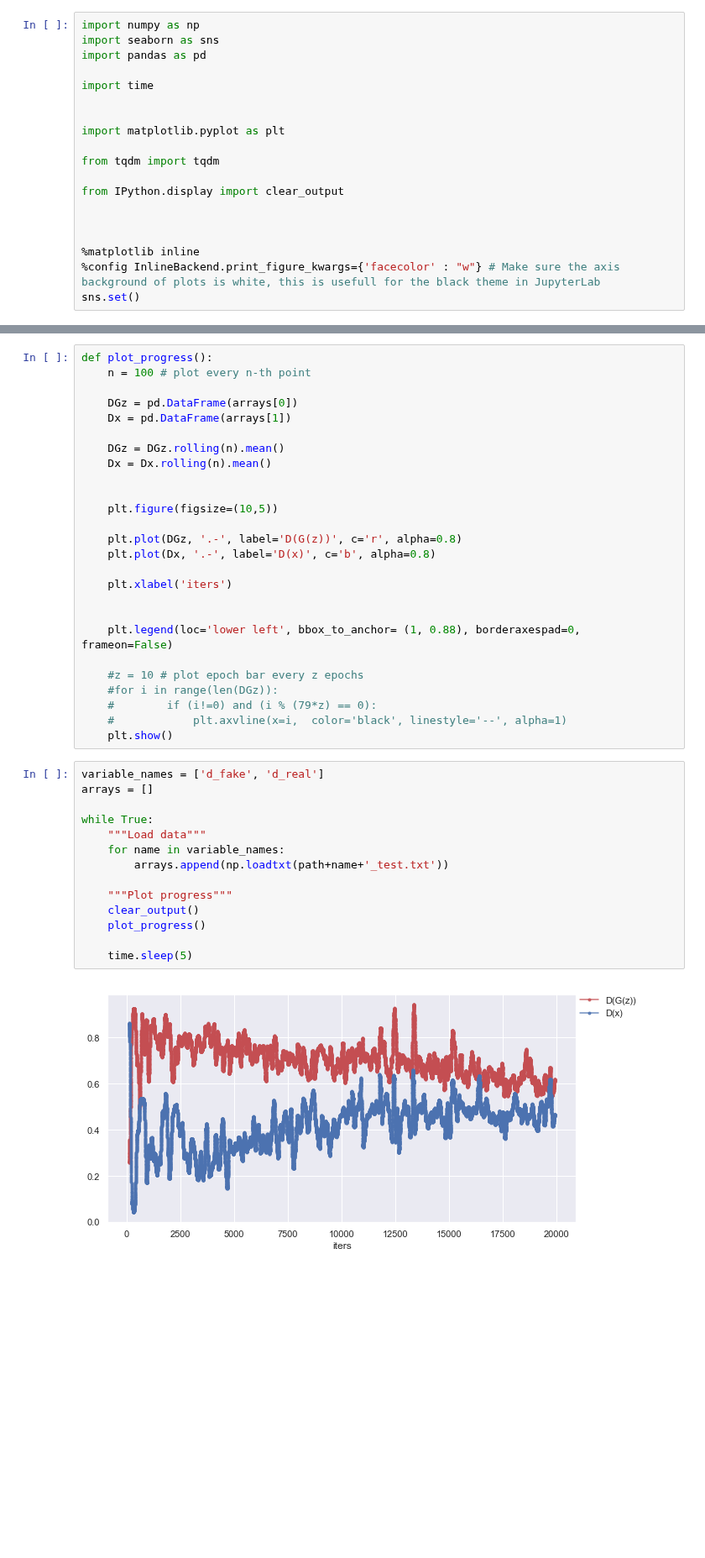
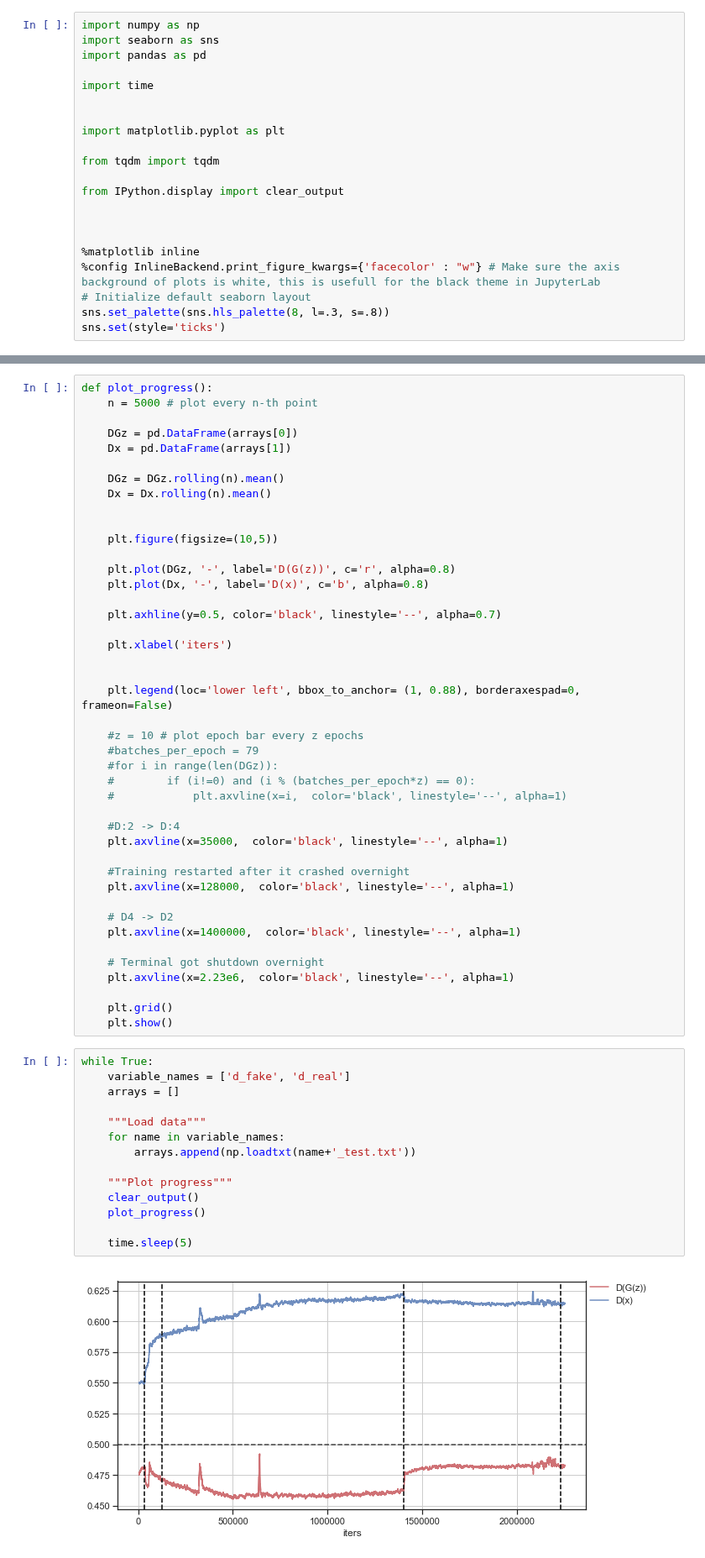
Before and after one commit to deKeijzer/SRON-DCGAN, a Jupyter notebook: notebooks/Progress viewer.ipynb, the cells around one changed output, grey strips where cells are left out. Shown at 84% size. Cells and saved outputs as stored; diff of their text form; blank space fills up the shorter version.

```diff
--- a/notebooks/Progress viewer.ipynb
+++ b/notebooks/Progress viewer.ipynb
@@ -16,5 +26,7 @@ from IPython.display import clear_output
 
 %matplotlib inline
 %config InlineBackend.print_figure_kwargs={'facecolor' : "w"} # Make sure the axis background of plots is white, this is usefull for the black theme in JupyterLab
-sns.set()
+# Initialize default seaborn layout
+sns.set_palette(sns.hls_palette(8, l=.3, s=.8))
+sns.set(style='ticks')
 # %%
@@ -22,6 +38,6 @@ path = 'gan_data//training_progress//'
 # %%
 def plot_progress():
-    n = 100 # plot every n-th point
+    n = 5000 # plot every n-th point
 
     DGz = pd.DataFrame(arrays[0])
     Dx = pd.DataFrame(arrays[1])
@@ -32,8 +48,10 @@ def plot_progress():
 
     plt.figure(figsize=(10,5))
 
-    plt.plot(DGz, '.-', label='D(G(z))', c='r', alpha=0.8)
-    plt.plot(Dx, '.-', label='D(x)', c='b', alpha=0.8)
+    plt.plot(DGz, '-', label='D(G(z))', c='r', alpha=0.8)
+    plt.plot(Dx, '-', label='D(x)', c='b', alpha=0.8)
+
+    plt.axhline(y=0.5, color='black', linestyle='--', alpha=0.7)
 
     plt.xlabel('iters')
 
@@ -41,23 +59,38 @@ def plot_progress():
     plt.legend(loc='lower left', bbox_to_anchor= (1, 0.88), borderaxespad=0, frameon=False)
 
     #z = 10 # plot epoch bar every z epochs
+    #batches_per_epoch = 79
     #for i in range(len(DGz)):
-    #        if (i!=0) and (i % (79*z) == 0):
+    #        if (i!=0) and (i % (batches_per_epoch*z) == 0):
     #            plt.axvline(x=i,  color='black', linestyle='--', alpha=1)
+
+    #D:2 -> D:4
+    plt.axvline(x=35000,  color='black', linestyle='--', alpha=1)
+
+    #Training restarted after it crashed overnight
+    plt.axvline(x=128000,  color='black', linestyle='--', alpha=1)
+
+    # D4 -> D2
+    plt.axvline(x=1400000,  color='black', linestyle='--', alpha=1)
+
+    # Terminal got shutdown overnight
+    plt.axvline(x=2.23e6,  color='black', linestyle='--', alpha=1)
+
+    plt.grid()
     plt.show()
 # %%
-variable_names = ['d_fake', 'd_real']
-arrays = []
+while True:
+    variable_names = ['d_fake', 'd_real']
+    arrays = []
 
-while True:
     """Load data"""
     for name in variable_names:
-        arrays.append(np.loadtxt(path+name+'_test.txt'))
+        arrays.append(np.loadtxt(name+'_test.txt'))
 
     """Plot progress"""
     clear_output()
     plot_progress()
 
     time.sleep(5)
 # %% [output]
-[figure, old version]
+[figure, new version]
```
Also changed, not shown: parts of 5 cells of this notebook, 13 other files.
